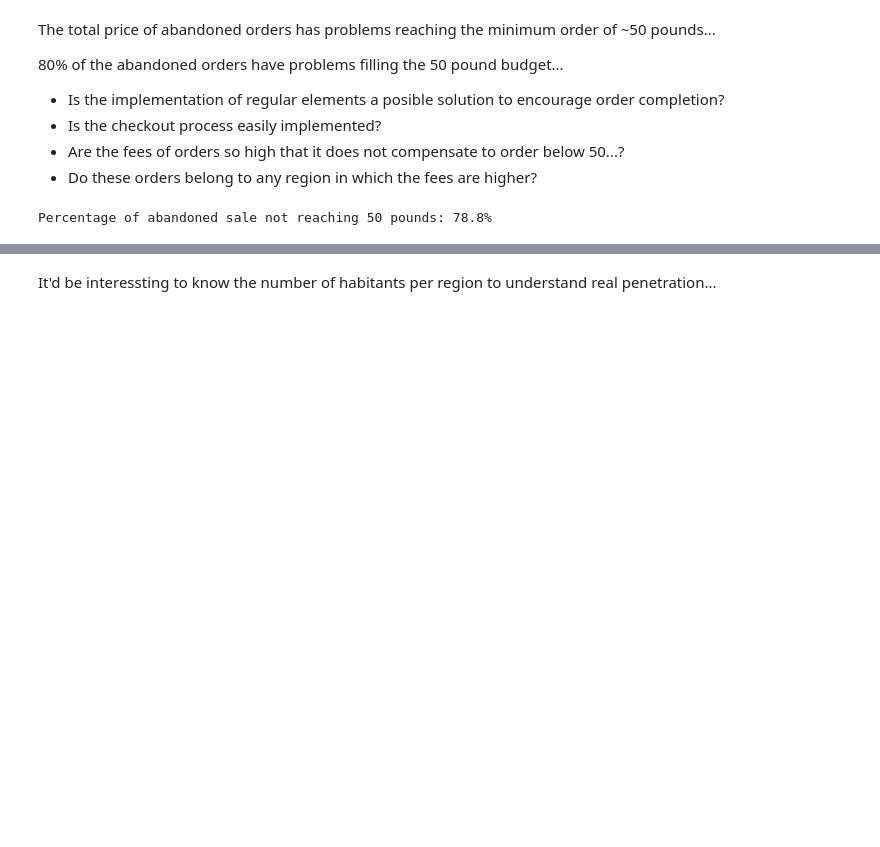
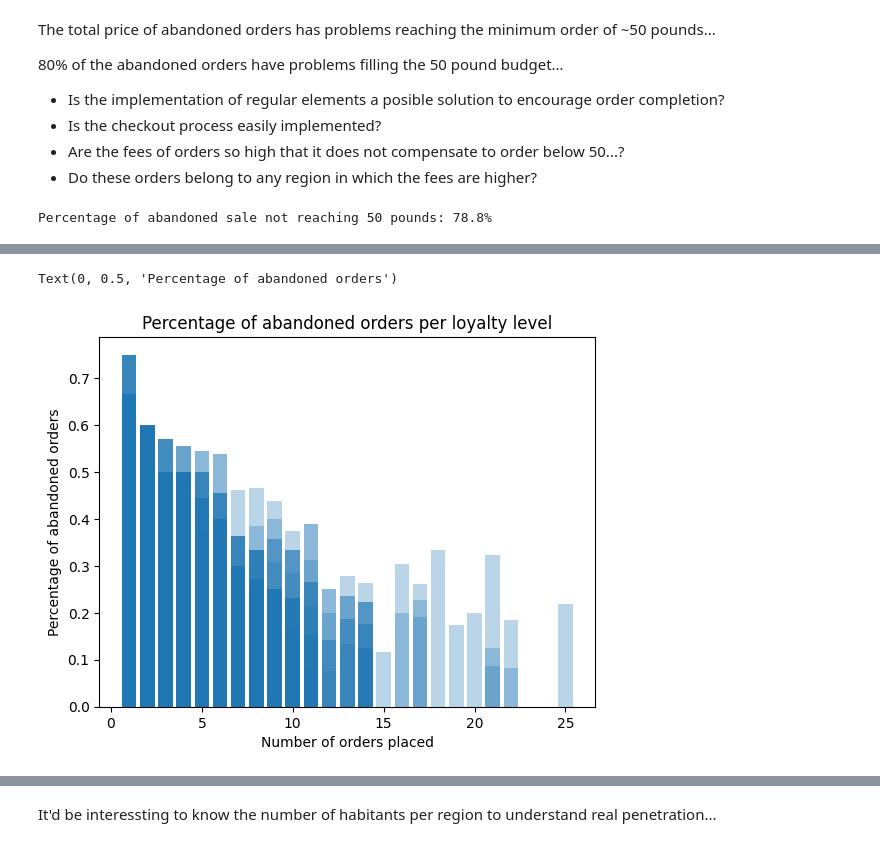
Before and after one commit to imMoya/zrive-ds, a Jupyter notebook: src/module_2/eda.ipynb, the cells around one changed output, grey strips where cells are left out. Cells and saved outputs as stored; diff of their text form; code cells hidden in the pictures; blank space fills up the shorter version.

```diff
--- a/src/module_2/eda.ipynb
+++ b/src/module_2/eda.ipynb
@@ -190,0 +181,3 @@ user_orders_summary["total_spent"].hist()
+# %%
+user_abandoned_summary = summary_abandoned_df(abandoned_carts)
+user_abandoned_summary.sort_values('num_orders', ascending=False).head()
@@ -190,0 +193,3 @@ user_orders_summary["total_spent"].hist()
+# %%
+user_summary = pd.merge(user_abandoned_summary, user_orders_summary, on='user_id', how='outer', suffixes=('_abandoned', '_ordered'))
+user_summary.head()
@@ -190,0 +203,8 @@ user_orders_summary["total_spent"].hist()
+# %%
+plt.bar(user_summary["num_orders_ordered"], user_summary["num_orders_abandoned"]/(user_summary["num_orders_ordered"]+user_summary["num_orders_abandoned"]), alpha=0.3)
+plt.title("Percentage of abandoned orders per loyalty level")
+plt.xlabel("Number of orders placed")
+plt.ylabel("Percentage of abandoned orders")
+# %% [output]
+Text(0, 0.5, 'Percentage of abandoned orders')
+[figure, added]
```
Also changed, not shown: parts of 25 cells of this notebook, 1 other file.
